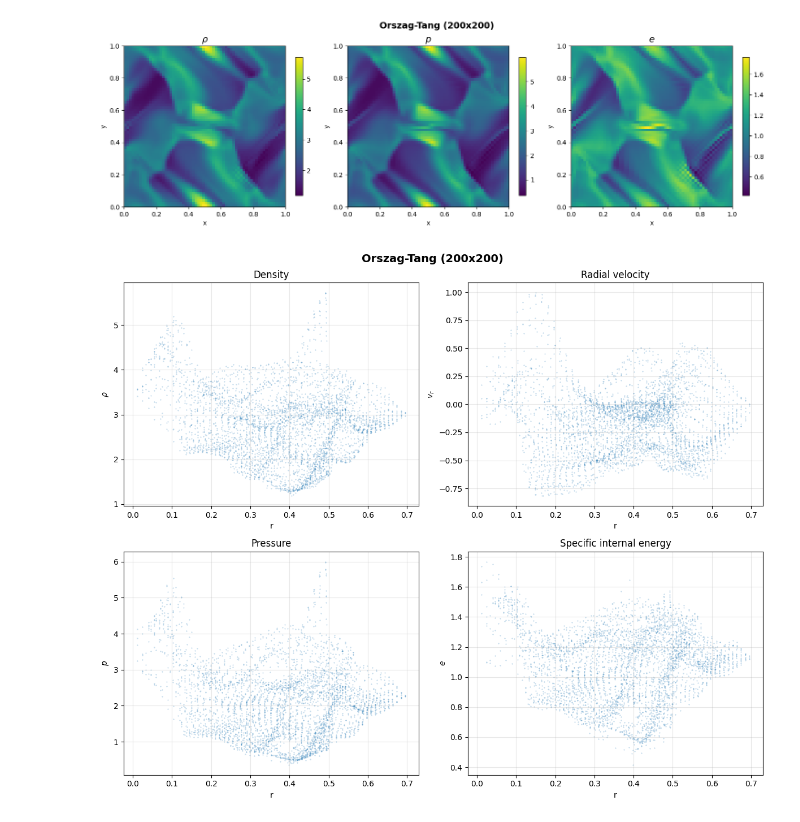
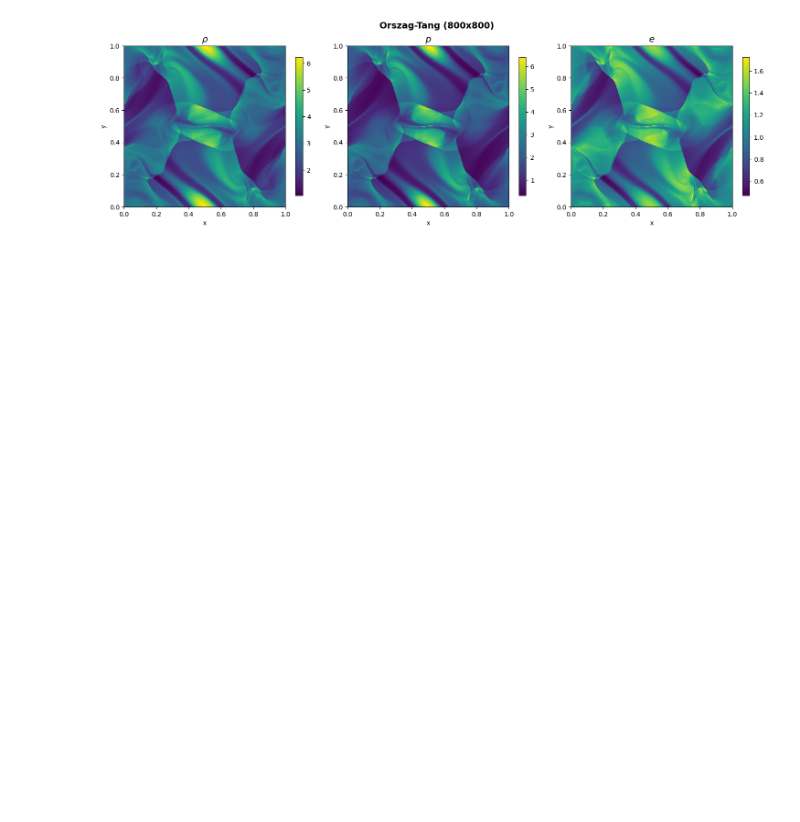
Before and after one commit to RexZhann/Magnetic_Reconnection_Simulation, a Jupyter notebook: output/plot_results.ipynb, the cells around one changed output. Drawn from its saved outputs; the diff is of its cells as text; code cells hidden in the pictures; blank space fills up the shorter version.

```diff
--- a/output/plot_results.ipynb
+++ b/output/plot_results.ipynb
@@ -263,8 +316,9 @@ plot_brio_wu(d, title="Brio-Wu x (200x200)")
 # %%
-d = load_2d("test3_400x400_hlld_glm.dat")
-plot_2d_colormaps(d, "Orszag-Tang (200x200)")
-plot_radial_scatter(d, title="Orszag-Tang (200x200)")
+# Test 3: Oszag-Tang
+
+d = load_2d("test3_800x800_hlld_ct.dat")
+plot_2d_colormaps(d, "Orszag-Tang (800x800)")
+#plot_radial_scatter(d, title="Orszag-Tang (800x800)")
 # %% [output]
-[figure, old version]
+[figure, new version]
-[figure, removed]
 # %%
```
Also changed, not shown: parts of 9 cells of this notebook, 12 other files.
